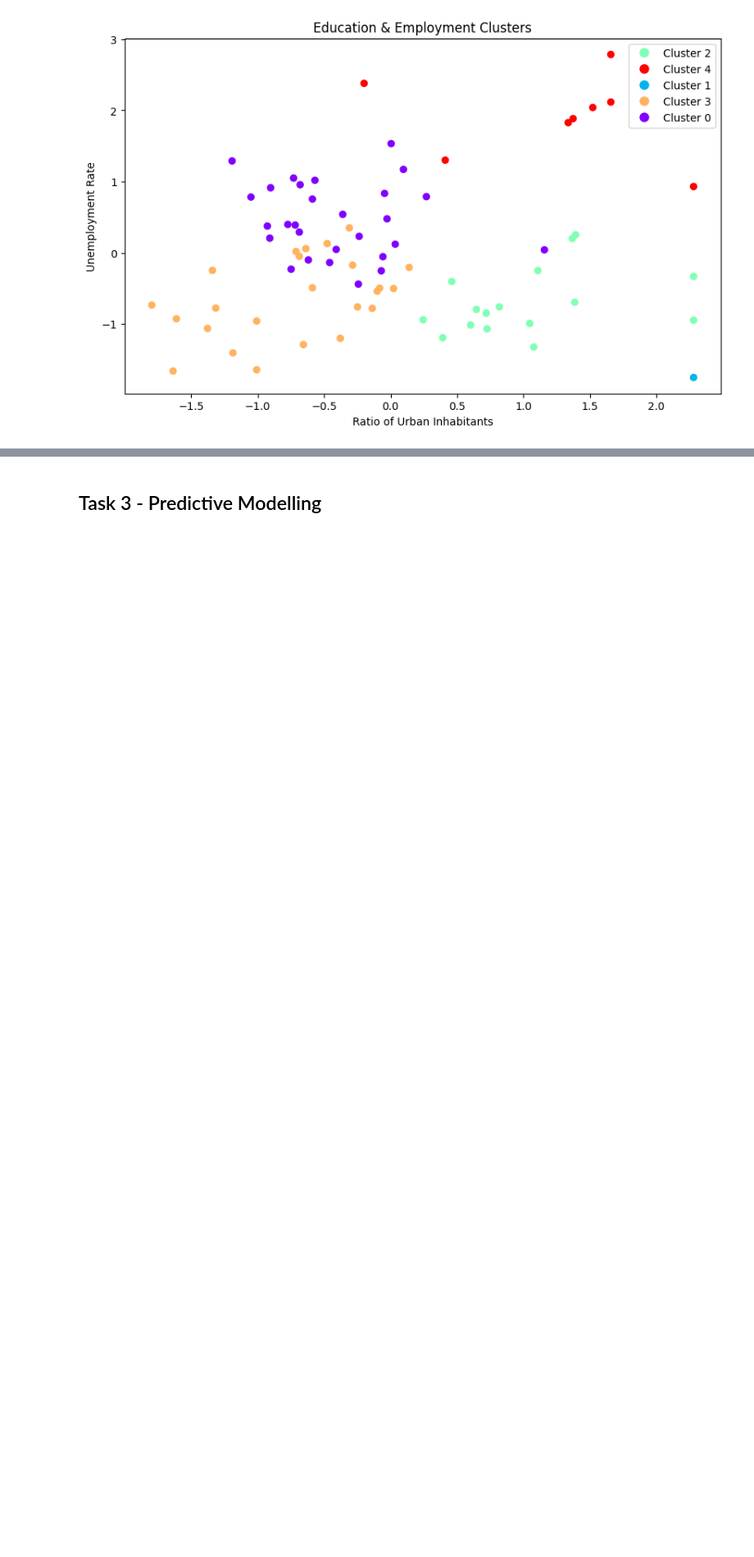
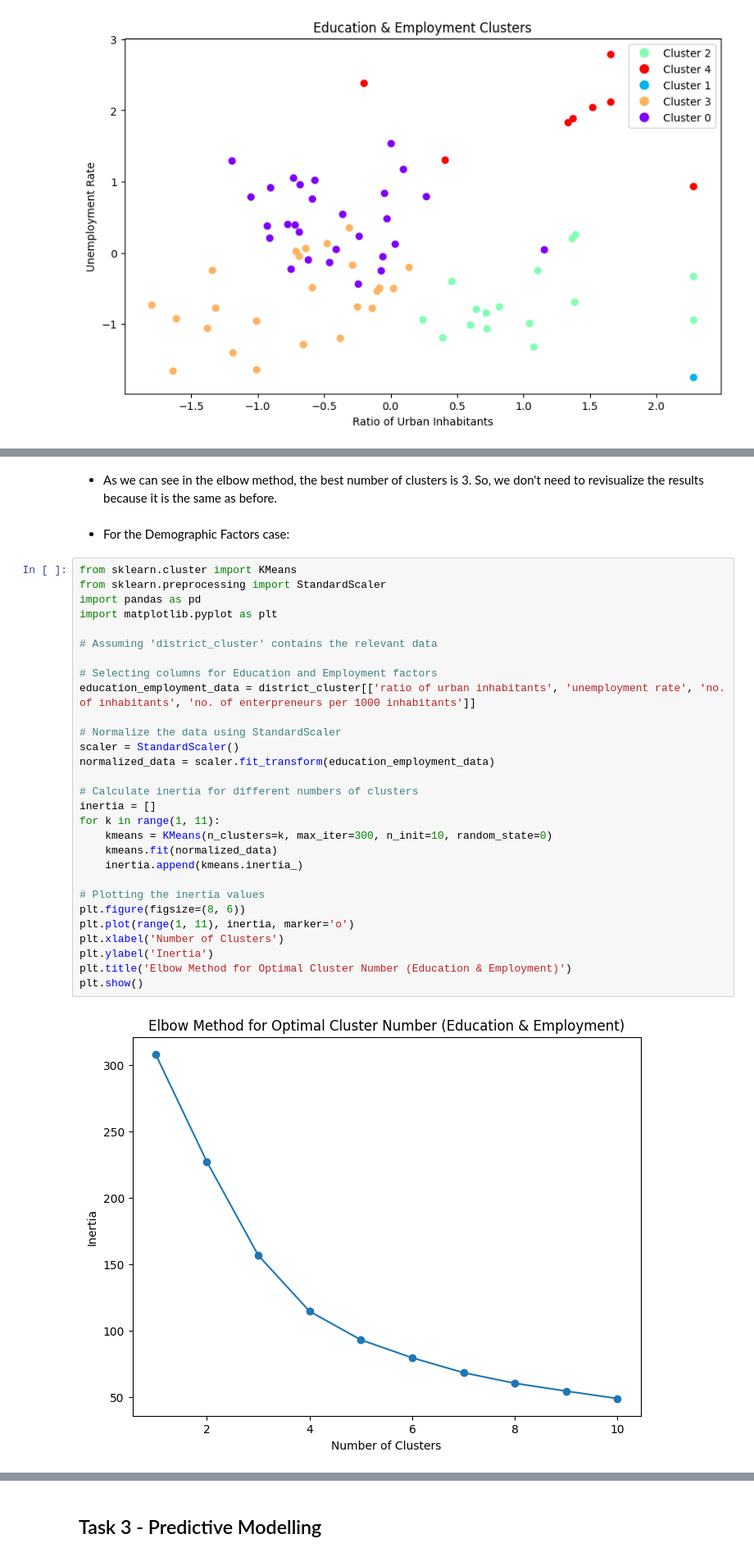
Before and after one commit to DanielaTomas/FCUP-DM1, a Jupyter notebook: DM1.ipynb, the cells around one changed output, grey strips where cells are left out. Shown at 82% size. Cells and saved outputs as stored; diff of their text form; blank space fills up the shorter version.

```diff
--- a/DM1.ipynb
+++ b/DM1.ipynb
@@ -1237,0 +1378,35 @@ plt.show()
+# %% [markdown]
+* As we can see in the elbow method, the best number of clusters is 3. So, we don't need to revisualize the results because it is the same as before.
+# %% [markdown]
+* For the Demographic Factors case:
+# %%
+from sklearn.cluster import KMeans
+from sklearn.preprocessing import StandardScaler
+import pandas as pd
+import matplotlib.pyplot as plt
+
+# Assuming 'district_cluster' contains the relevant data
+
+# Selecting columns for Education and Employment factors
+education_employment_data = district_cluster[['ratio of urban inhabitants', 'unemployment rate', 'no. of inhabitants', 'no. of enterpreneurs per 1000 inhabitants']]
+
+# Normalize the data using StandardScaler
+scaler = StandardScaler()
+normalized_data = scaler.fit_transform(education_employment_data)
+
+# Calculate inertia for different numbers of clusters
+inertia = []
+for k in range(1, 11):
+    kmeans = KMeans(n_clusters=k, max_iter=300, n_init=10, random_state=0)
+    kmeans.fit(normalized_data)
+    inertia.append(kmeans.inertia_)
+
+# Plotting the inertia values
+plt.figure(figsize=(8, 6))
+plt.plot(range(1, 11), inertia, marker='o')
+plt.xlabel('Number of Clusters')
+plt.ylabel('Inertia')
+plt.title('Elbow Method for Optimal Cluster Number (Education & Employment)')
+plt.show()
+# %% [output]
+[figure, added]
```
Also changed, not shown: parts of 10 cells of this notebook.
